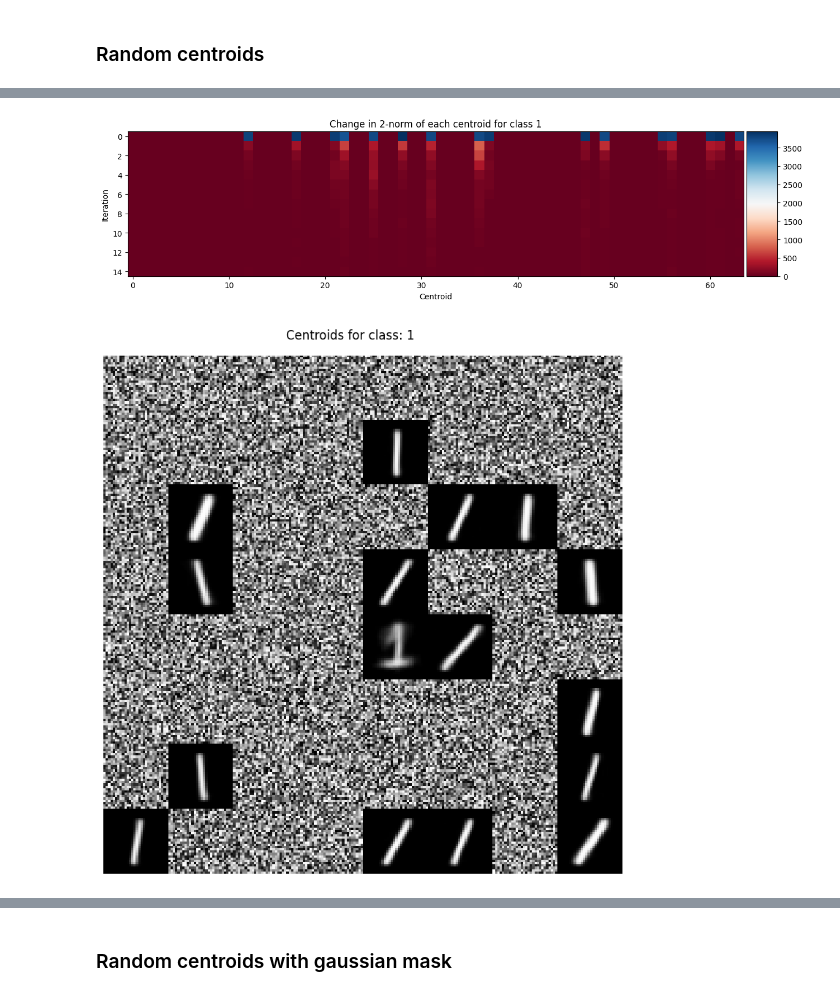
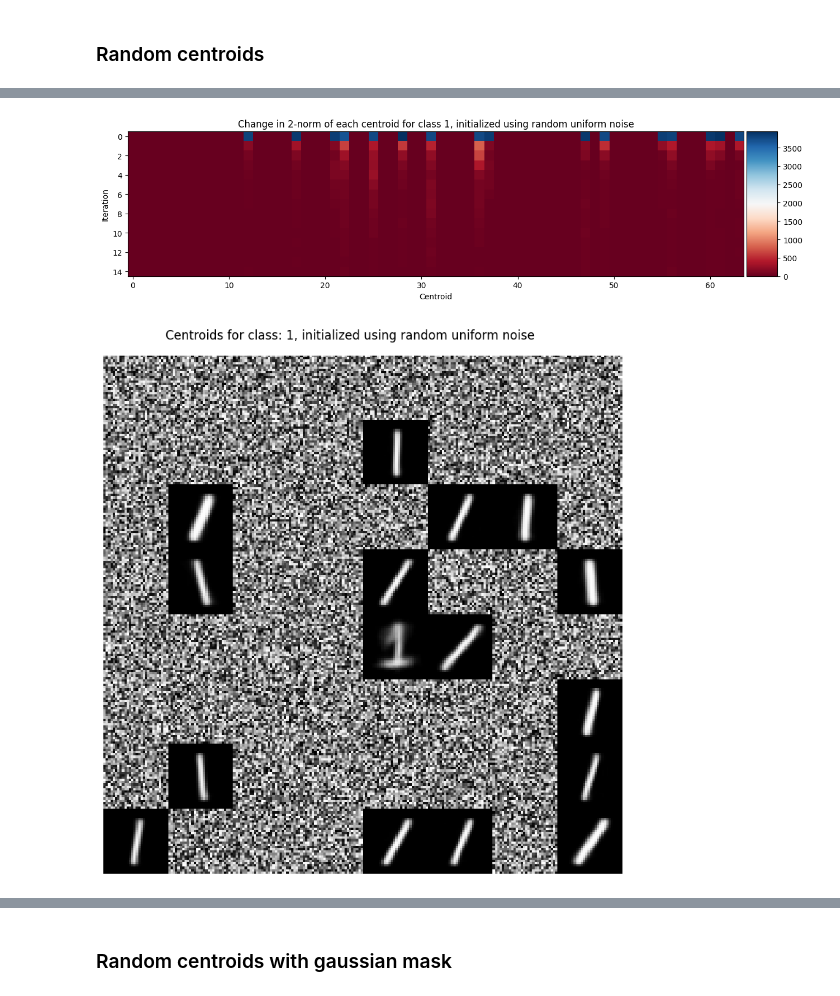
Before and after one commit to Martin-Ansteensen/TTT4275-Classification-project, a Jupyter notebook: Number_task/Numbers.ipynb, the cells around one changed output, grey strips where cells are left out. Saved outputs shown, nothing was run; the diff lists cells and outputs as text; code cells hidden in the pictures.

```diff
--- a/Number_task/Numbers.ipynb
+++ b/Number_task/Numbers.ipynb
@@ -92,7 +93,7 @@ def calculate_performances(conf_matrix):
     return precision, recall, accuracy
 
 
-def generate_conf_matrix_figure(conf_matrix, title):
+def generate_conf_matrix_figure(conf_matrix, title, figtitle = ""):
     """Create a plt.Figure representation of the confusion matrix"""
     confusion_fig = plt.figure(figsize = (10,7))
     confusion_fig = sn.heatmap(conf_matrix, annot=True, fmt="d", cmap="Blues")
@@ -106,6 +107,8 @@ def generate_conf_matrix_figure(conf_matrix, title):
 
     confusion_fig.set_xticklabels(list(range(0, conf_matrix.shape[0])))
     confusion_fig.set_yticklabels(list(range(0, conf_matrix.shape[0])))
+
+    plt.savefig(f"figures/confmatrix_" + figtitle + ".pdf", format="pdf", bbox_inches="tight")
     return confusion_fig
 # %% [markdown]
 ### kNN implementation
@@ -455,0 +504,15 @@ Accuracy: 94.21%
+# %%
+K = 5
+
+knn_idx = knn(data_to_be_classified=testv, labeled_data=centroids, k=K)
+knn_idx = knn_idx.flatten(order="C")                        # Store the data sequentially to be able to get labels efficiently
+knn_labels = centroids_lab[knn_idx]                         # Get label of all neighbours
+knn_labels = knn_labels.reshape((int(1e4), K), order="C")   # Cast back into the original shape to take
+knn_pred = scipy.stats.mode(knn_labels, axis=1).mode        # Get the most common neighbour
+
+conf_matrix = generate_conf_matrix(knn_pred, testlab)
+generate_conf_matrix_figure(conf_matrix, "5NN with k-means", "5nearest_KNN_Kmeans")
+precision, recall, accuracy = calculate_performances(conf_matrix)
+print(f"Accuracy: {accuracy:.2%}")
+for i, cls in enumerate(list(range(10))):
+    print(f"{cls} precision: {precision[i]:.2%}, recall: {recall[i]:.2%}")
@@ -485,3 +562,18 @@ Accuracy: 87.62%
+# %%
+K = 9
+
+knn_idx = knn(data_to_be_classified=testv, labeled_data=centroids, k=K)
+knn_idx = knn_idx.flatten(order="C")                        # Store the data sequentially to be able to get labels efficiently
+knn_labels = centroids_lab[knn_idx]                         # Get label of all neighbours
+knn_labels = knn_labels.reshape((int(1e4), K), order="C")   # Cast back into the original shape to take
+knn_pred = scipy.stats.mode(knn_labels, axis=1).mode        # Get the most common neighbour
+
+conf_matrix = generate_conf_matrix(knn_pred, testlab)
+generate_conf_matrix_figure(conf_matrix, "9NN with k-means", "9nearest_KNN_Kmeans")
+precision, recall, accuracy = calculate_performances(conf_matrix)
+print(f"Accuracy: {accuracy:.2%}")
+for i, cls in enumerate(list(range(10))):
+    print(f"{cls} precision: {precision[i]:.2%}, recall: {recall[i]:.2%}")
 # %% [markdown]
 ### Remarks regarding initialization of centroids
 # %% [markdown]
@@ -523,5 +619,5 @@ show_data_as_image(images_weighted[0].reshape((P,P)), (5,5), "Random uniform noi
 # %%
-def test_convergence_sequence(M, n=1, init_type="gaussian", use_sklearn=""):
+def test_convergence_sequence(M, n=1, init_type="gaussian", use_sklearn="", figtitle = ""):
     """Script to test the different types of initialization.
     Asess the performance if the clusters by using NN on the resulting them"""
 
@@ -558,9 +654,9 @@ def test_convergence_sequence(M, n=1, init_type="gaussian", use_sklearn=""):
         centroids[i*M:(i+1)*M] = centroids_class
 
     if not use_sklearn:
-        display_convergence(diff, n, M)
+        display_convergence(diff, n, M, figtitle)
 
-    display_centroids(centroids, n, M)
+    display_centroids(centroids, n, M, figtitle)
 
     knn_idx = knn(data_to_be_classified=testv, labeled_data=centroids, k=1)
     nn_idx = knn_idx[:, 0]
@@ -568,7 +664,7 @@ def test_convergence_sequence(M, n=1, init_type="gaussian", use_sklearn=""):
     nn_pred = centroids_lab[nn_idx]
 
     conf_matrix = generate_conf_matrix(nn_pred, testlab)
-    generate_conf_matrix_figure(conf_matrix, f"NN with k-means, {init_type} for initialization of centroids")
+    generate_conf_matrix_figure(conf_matrix, f"NN with k-means, {init_type} for initialization of centroids", figtitle)
     precision, recall, accuracy = calculate_performances(conf_matrix)
     print(f"Average number of iterations for kmeans clustering of each class: {np.mean(average_cycles):.1f}")
     print(f"NN accuracy using k-means clusters: {accuracy:.2%}")
@@ -576,6 +672,6 @@ def test_convergence_sequence(M, n=1, init_type="gaussian", use_sklearn=""):
 ### Random centroids
 # %%
 %%time
-test_convergence_sequence(M=64, init_type="random")
+test_convergence_sequence(M=64, init_type="random", figtitle="random uniform noise")
 print("Total time usage")
 # %% [output]
@@ -598,5 +694,5 @@ Wall time: 15.2 s
-[figure, old version]
+[figure, new version]
-[figure, old version]
+[figure, new version]
 [figure]
 # %% [markdown]
 ### Random centroids with gaussian mask
```
Also changed, not shown: parts of 18 cells of this notebook.
